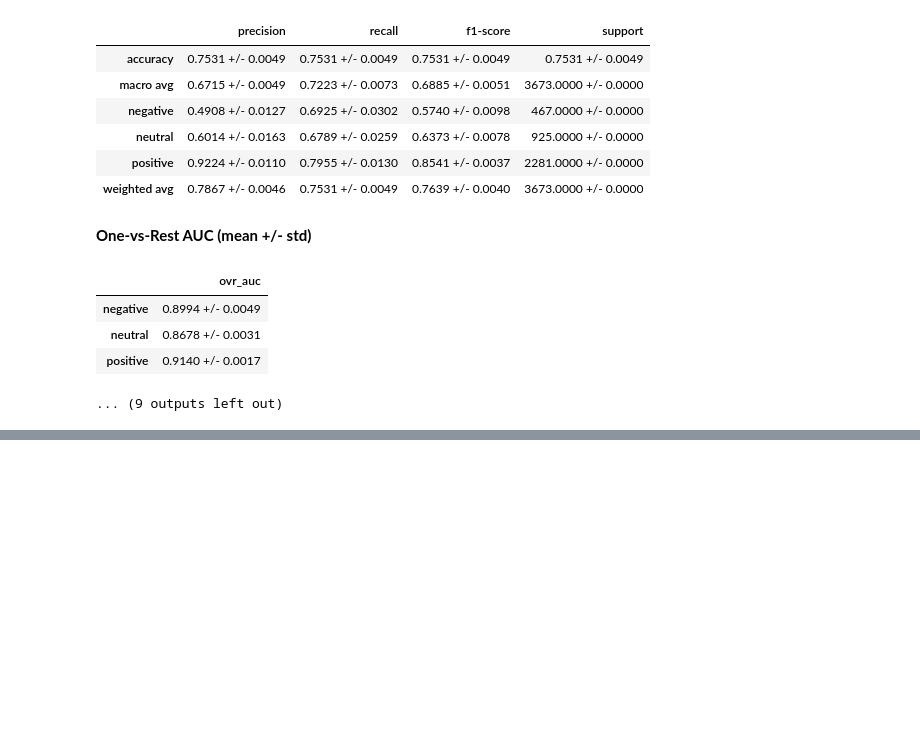
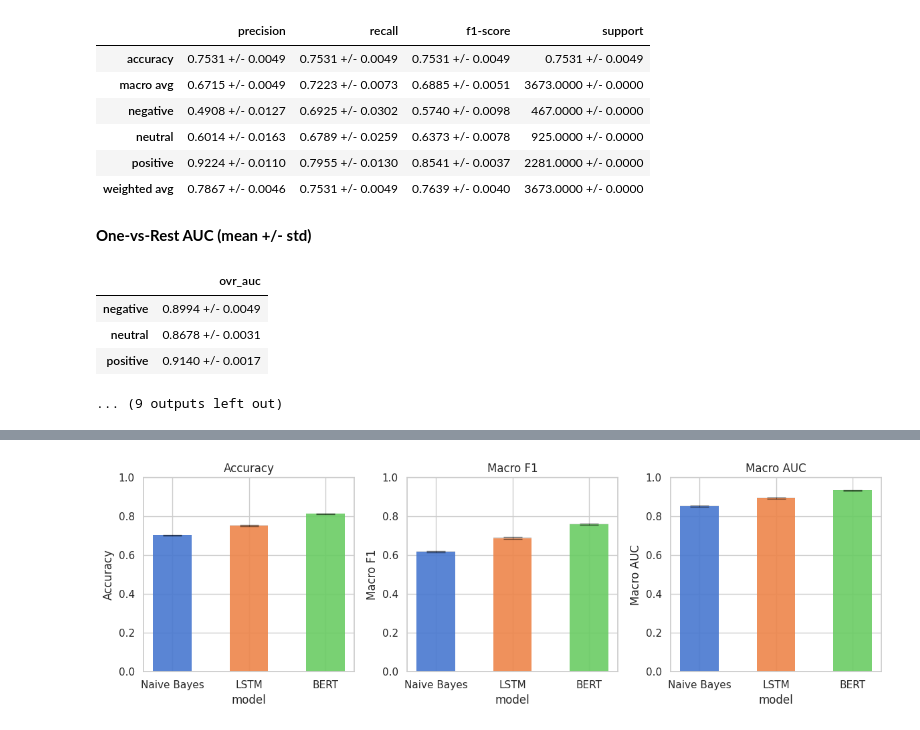
Before and after one commit to yuweiiihuang/yt-sentiment-analysis, a Jupyter notebook: aggregate_outputs.ipynb, the cells around one changed output, grey strips where cells are left out. Drawn from its saved outputs; the diff is of its cells as text; code cells hidden in the pictures; blank space fills up the shorter version.

Commit message:
feat: add charts and plots of aggregate outputs

```diff
--- a/aggregate_outputs.ipynb
+++ b/aggregate_outputs.ipynb
@@ -9,12 +9,14 @@ import numpy as np
 from sklearn.metrics import classification_report, roc_auc_score, confusion_matrix
 from sklearn.preprocessing import label_binarize
 from IPython.display import display, Markdown
-
 # Project paths and label mapping
 base_dir = Path("outputs")
 label_map = {0: "negative", 1: "neutral", 2: "positive"}
 class_order = list(label_map.keys())
 class_names = [label_map[i] for i in class_order]
+model_name_map = {"bert": "BERT", "lstm": "LSTM", "naive-bayes": "Naive Bayes"}
+model_order_lr = ["naive-bayes", "lstm", "bert"]
+model_order_tb = ["bert", "lstm", "naive-bayes"]
 # %%
 
 # Helpers for formatting and aggregation
@@ -152,0 +161,80 @@ for model_dir in model_dirs:
+# %%
+
+import matplotlib.pyplot as plt
+import matplotlib.patches as patches
+import seaborn as sns
+from sklearn.metrics import accuracy_score, f1_score, roc_auc_score
+
+sns.set_context("notebook")
+sns.set_style("whitegrid")
+
+# Collect runs per model for downstream visualizations
+model_runs = {p.name: load_runs(p) for p in model_dirs}
+model_runs = {m: r for m, r in model_runs.items() if r}
+
+perf_records = []
+for model, runs in model_runs.items():
+    for run in runs:
+        macro_auc = np.nan
+        if run.get("probs") is not None:
+            y_true_bin = label_binarize(run["y_true"], classes=class_order)
+            try:
+                macro_auc = roc_auc_score(y_true_bin, run["probs"], average="macro")
+            except Exception:
+                macro_auc = np.nan
+        perf_records.append({
+            "model": model,
+            "run": run["file"],
+            "accuracy": accuracy_score(run["y_true"], run["y_pred"]),
+            "f1_macro": f1_score(run["y_true"], run["y_pred"], average="macro", zero_division=0),
+            "macro_auc": macro_auc,
+        })
+perf_df = pd.DataFrame(perf_records)
+
+if perf_df.empty:
+    display(Markdown("No runs available for plotting."))
+else:
+    agg = perf_df.groupby("model").agg({"accuracy": ["mean", "std"], "f1_macro": ["mean", "std"], "macro_auc": ["mean", "std"]})
+    metrics = [("accuracy", "Accuracy"), ("f1_macro", "Macro F1"), ("macro_auc", "Macro AUC")]
+    fig, axes = plt.subplots(1, len(metrics), figsize=(12, 4), sharey=False)
+    axes = axes if isinstance(axes, (list, np.ndarray)) else [axes]
+    model_list = [m for m in model_order_lr if m in agg.index]
+    model_labels = [model_name_map.get(m, m) for m in model_list]
+    palette = sns.color_palette("muted", n_colors=len(model_list))
+    x_pos = np.arange(len(model_list))
+    bar_width = 0.5
+
+    for ax, (metric, title) in zip(axes, metrics):
+        means = agg.loc[model_list][(metric, "mean")].values
+        stds = agg.loc[model_list][(metric, "std")].fillna(0).values
+
+        face_colors = [(c[0], c[1], c[2], 0.9) for c in palette]
+        ax.bar(x_pos, means, width=bar_width, color=face_colors, edgecolor="none", linewidth=0, zorder=2)
+
+        for i, (mean, std) in enumerate(zip(means, stds)):
+            if np.isnan(mean) or np.isnan(std):
+                continue
+            lower, upper = mean - std, mean + std
+            rect = patches.Rectangle(
+                (x_pos[i] - bar_width / 2, lower),
+                bar_width,
+                upper - lower,
+                color="grey",
+                alpha=0.25,
+                zorder=1,
+                linewidth=0,
+            )
+            ax.add_patch(rect)
+
+        ax.errorbar(x_pos, means, yerr=stds, fmt="none", ecolor="black", capsize=10, capthick=1.0, lw=0.5, zorder=3, alpha=0.5)
+
+        ax.set_title(f"{title}")
+        ax.set_xticks(x_pos, model_labels)
+        ax.set_xlabel("model")
+        ax.set_ylabel(title)
+        ax.set_ylim(0, 1)
+
+    plt.tight_layout()
+    plt.show()
+# %% [output]
+[figure, added]
```
Also changed, not shown: parts of 14 cells of this notebook.
